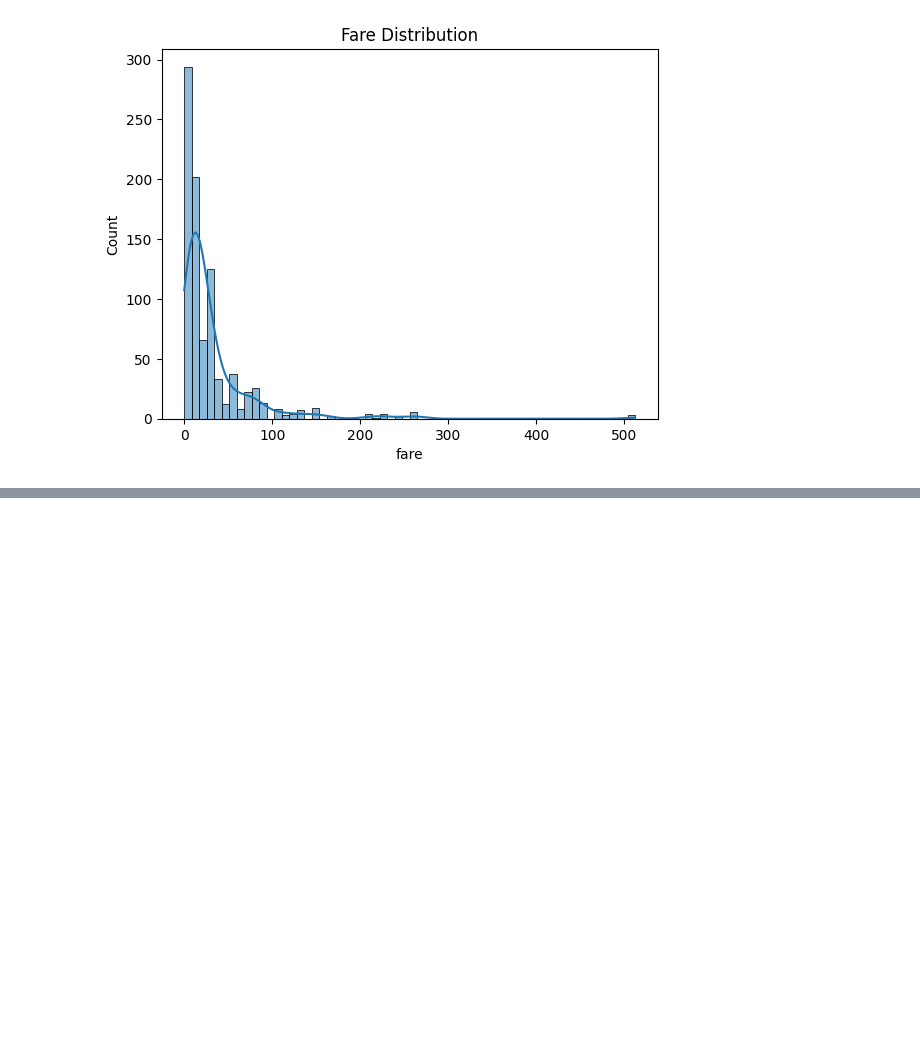
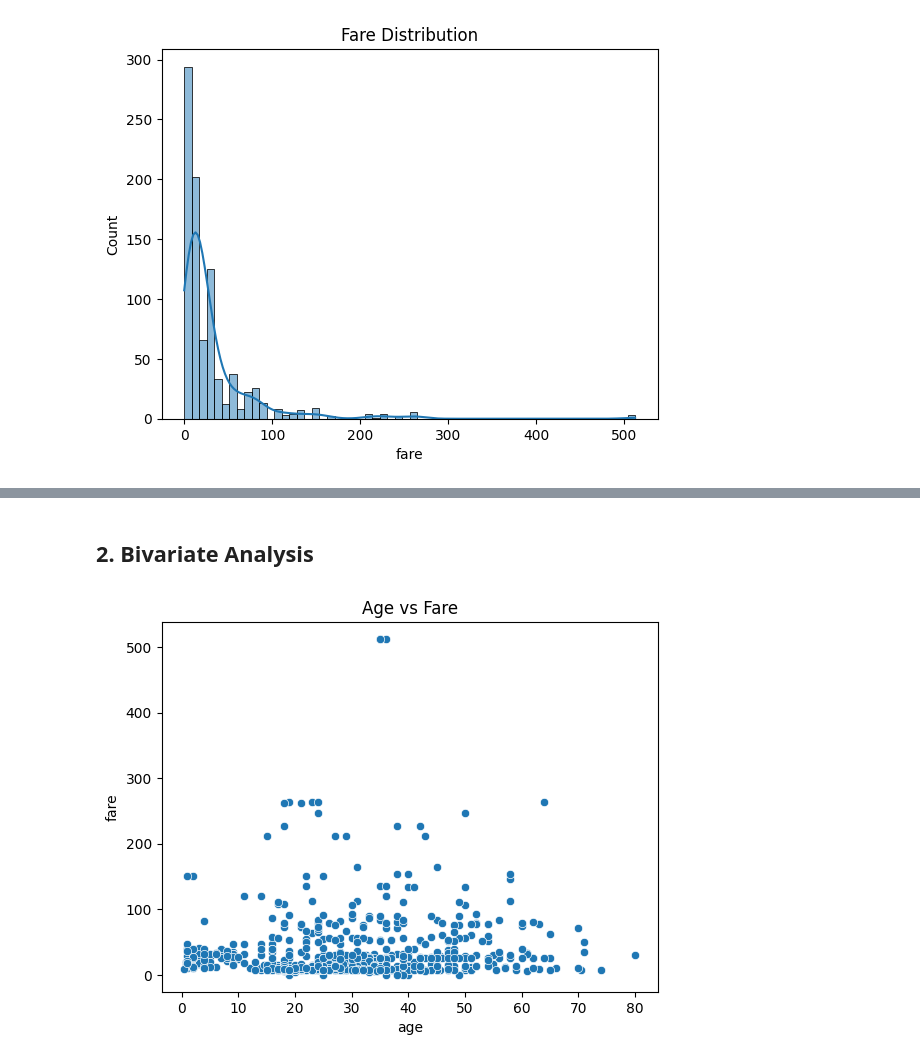
Before and after one commit to RangeshPandianPT/Data-Science_with-ML, a Jupyter notebook: Data_Visualization.ipynb, the cells around one changed output, grey strips where cells are left out. Saved outputs shown, nothing was run; the diff lists cells and outputs as text; code cells hidden in the pictures; blank space fills up the shorter version.

```diff
--- a/Data_Visualization.ipynb
+++ b/Data_Visualization.ipynb
@@ -193,0 +229,8 @@ plt.show()
+# %% [markdown]
+## 2. Bivariate Analysis
+# %%
+sns.scatterplot(x="age", y="fare", data=titanic_data)
+plt.title("Age vs Fare")
+plt.show()
+# %% [output]
+[figure, added]
```
Also changed, not shown: parts of 15 cells of this notebook.
